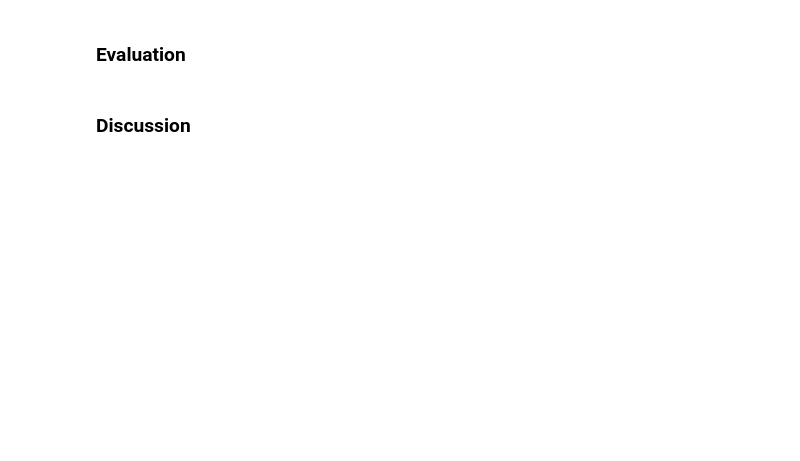
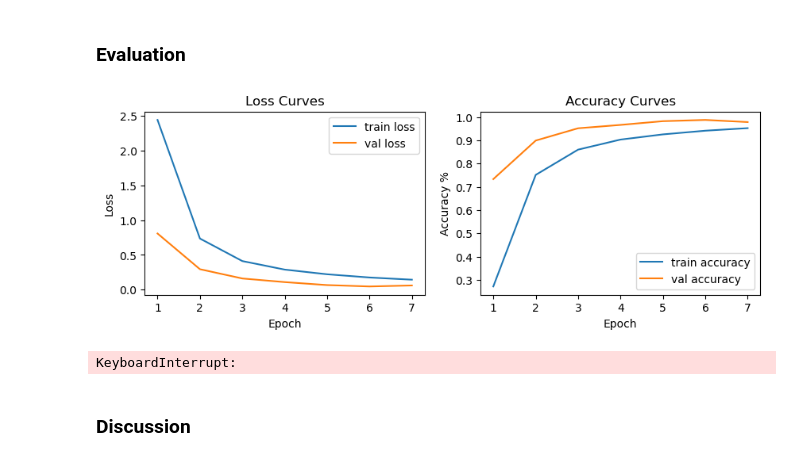
Before and after one commit to AnniLi1212/CNN_for_Classification_of_ASL, a Jupyter notebook: EE541_Final_src.ipynb, the cells around one changed output. Cells and saved outputs as stored; diff of their text form; code cells hidden in the pictures; blank space fills up the shorter version.

```diff
--- a/EE541_Final_src.ipynb
+++ b/EE541_Final_src.ipynb
@@ -374,4 +394,67 @@ KeyboardInterrupt:
 # %% [markdown]
 ### Evaluation
+# %%
+def plot(num_epochs, losses_train, accs_train, losses_val, accs_val):
+    plt.figure(figsize=(10, 3))
+
+    # make epoch start from 1
+    epochs = range(1, num_epochs+1)
+
+    # for loss curves
+    plt.subplot(1, 2, 1)
+    plt.plot(epochs, losses_train, label='train loss')
+    plt.plot(epochs, losses_val, label='val loss')
+    plt.title('Loss Curves')
+    plt.xlabel('Epoch')
+    plt.ylabel('Loss')
+    plt.legend()
+
+    # for acc curves
+    plt.subplot(1, 2, 2)
+    plt.plot(epochs, accs_train, label='train accuracy')
+    plt.plot(epochs, accs_val, label='val accuracy')
+    plt.title('Accuracy Curves')
+    plt.xlabel('Epoch')
+    plt.ylabel('Accuracy %')
+    plt.legend()
+
+    plt.show()
+# %%
+# plot learning curves
+plot(7, losses_train, accs_train, losses_val, accs_val)
+# %% [output]
+[figure, added]
+# %%
+# test
+loss_test = 0.0
+acc_test = 0.0
+# load the best model
+model.load_state_dict(torch.load('best_models/best_model_baseline.pth'))
+model = model.to(device)
+
+model.eval()
+
+for inputs, labels in loader_test:
+    inputs, labels = inputs.to(device), labels.to(device)
+
+    # disable gradient computation
+    with torch.no_grad():
+
+        # forward
+        outputs = model(inputs)
+        loss = criterion(outputs, labels)
+        acc = torch.sum(torch.eq(torch.max(outputs, axis=1).indices, labels))
+
+        # add up loss and acc
+        loss_test += loss.item()
+        acc_test += acc.item()
+
+# get average loss and acc
+loss_test_avg = loss_test / len(loader_test)
+acc_test_avg = acc_test / len(loader_test.dataset)
+
+print(f'test loss: {loss_test_avg:.2f}, test acc: {acc_test_avg:.2f}')
+# %% [output]
+KeyboardInterrupt:
 # %% [markdown]
 ### Discussion
```
Also changed, not shown: parts of 3 cells of this notebook.
